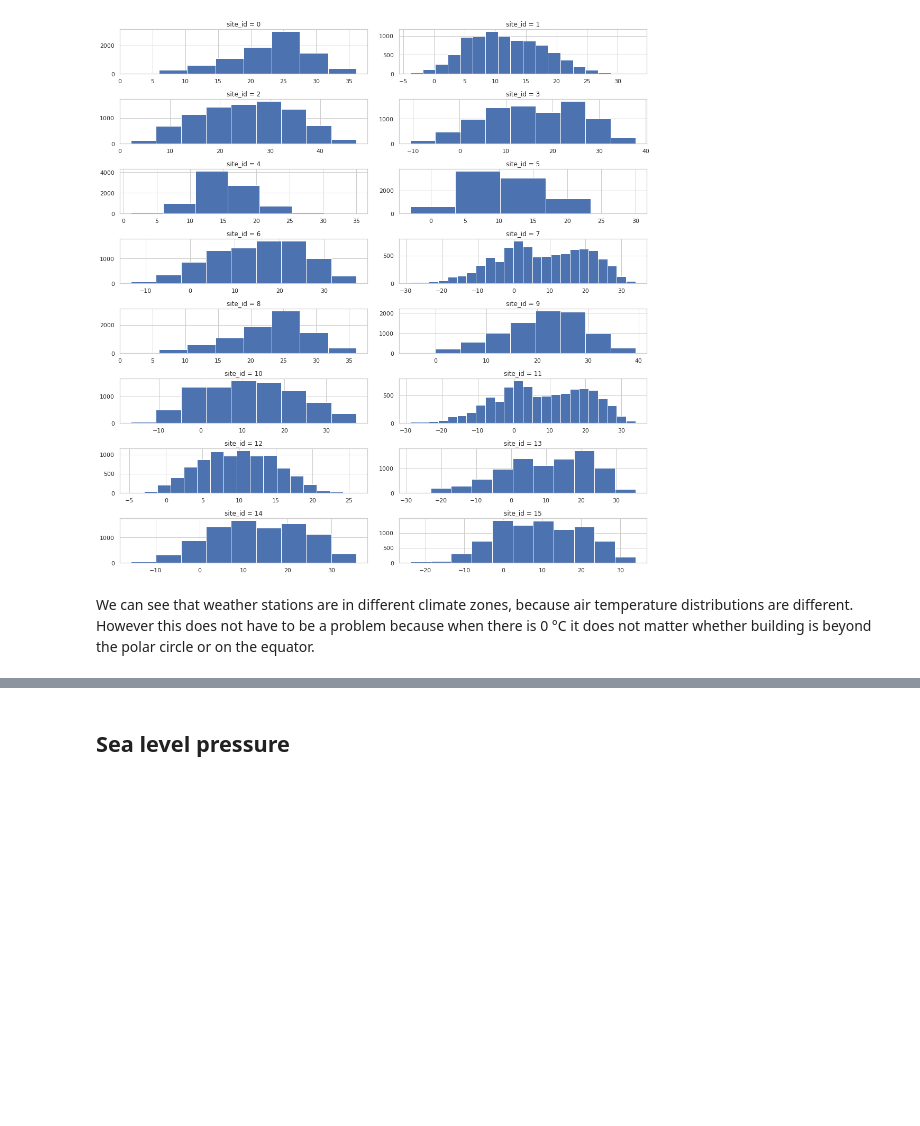
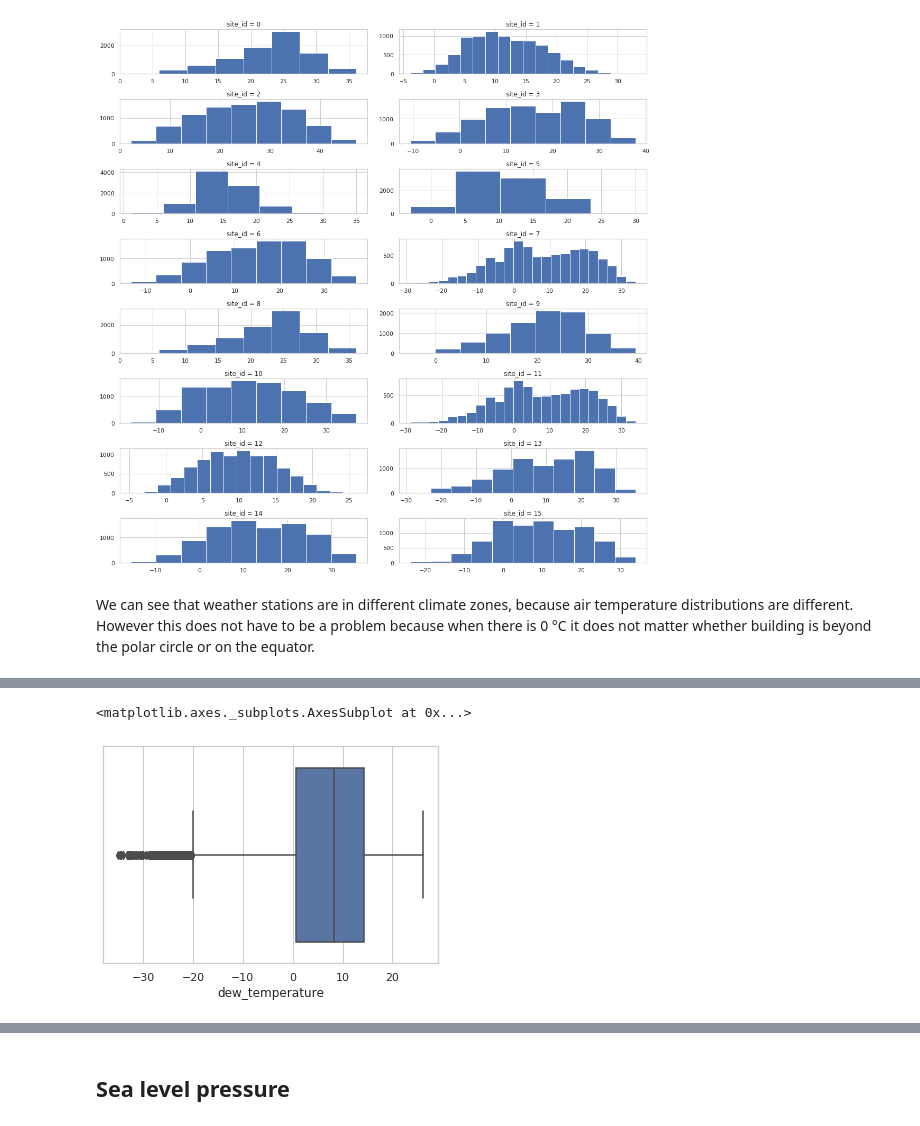
Before and after one commit to dmitana/fiit_knowledge_discovery_project, a Jupyter notebook: notebooks/analysis.ipynb, the cells around one changed output, grey strips where cells are left out. Cells and saved outputs as stored; diff of their text form; code cells hidden in the pictures; blank space fills up the shorter version.

```diff
--- a/notebooks/analysis.ipynb
+++ b/notebooks/analysis.ipynb
@@ -357,0 +388,5 @@ We can see that weather stations are in different climate zones, because air tem
+# %%
+sns.boxplot(x=train_weather.dew_temperature)
+# %% [output]
+<matplotlib.axes._subplots.AxesSubplot at 0x...>
+[figure, added]
```
Also changed, not shown: parts of 10 cells of this notebook.
